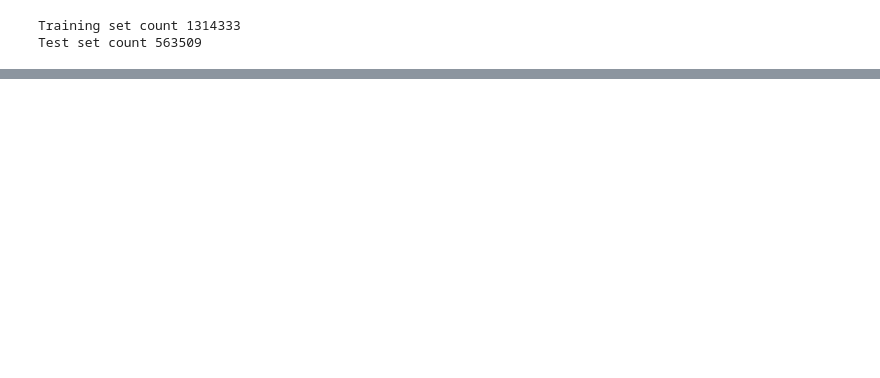
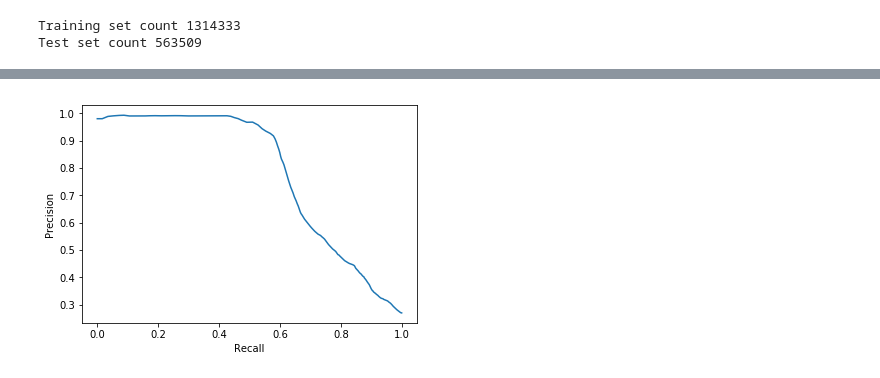
Before and after one commit to justinho8161/Chicago_crimes, a Jupyter notebook: Chicago Notebook.ipynb, the cells around one changed output, grey strips where cells are left out. Cells and saved outputs as stored; diff of their text form; code cells hidden in the pictures; blank space fills up the shorter version.

```diff
--- a/Chicago Notebook.ipynb
+++ b/Chicago Notebook.ipynb
@@ -306,0 +255,8 @@ plt.show()
+# %%
+pr = trainingSummary.pr.toPandas()
+plt.plot(pr['recall'], pr['precision'])
+plt.ylabel('Precision')
+plt.xlabel('Recall')
+plt.show()
+# %% [output]
+[figure, added]
```
Also changed, not shown: parts of 17 cells of this notebook.
